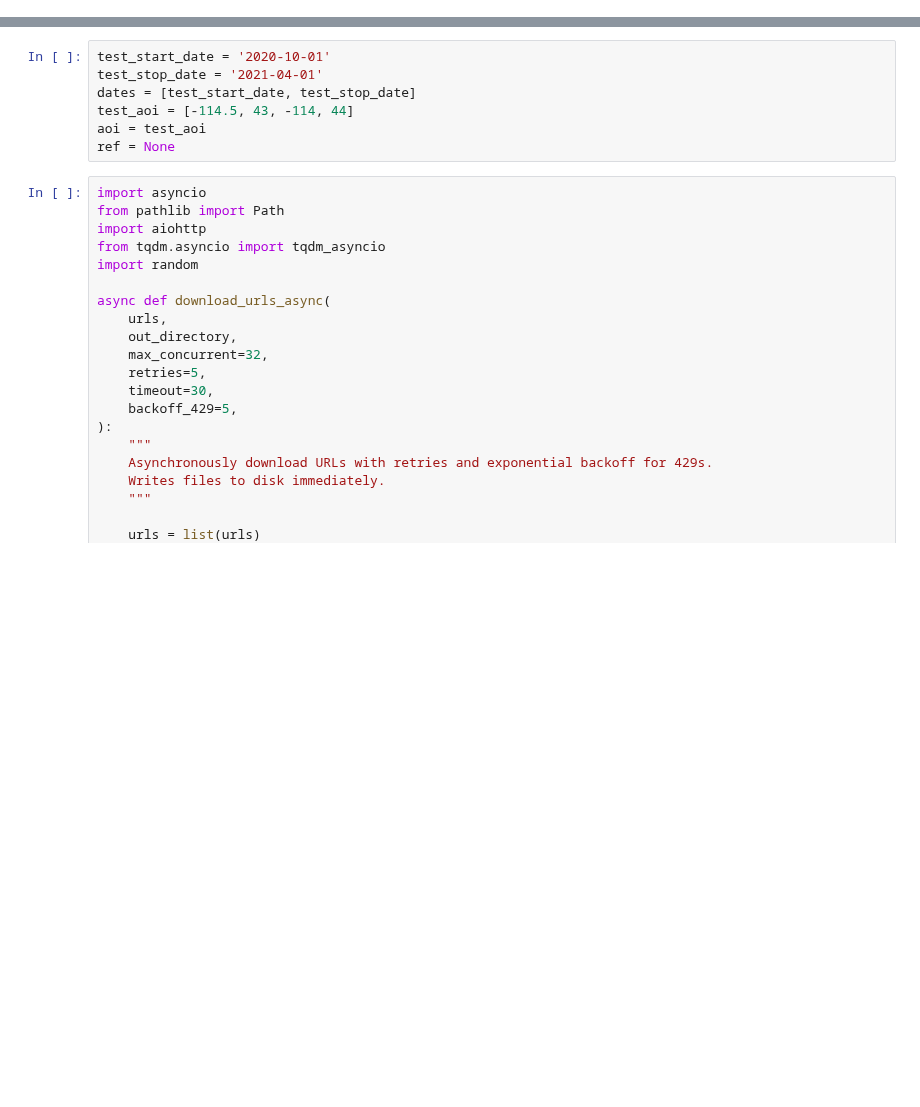
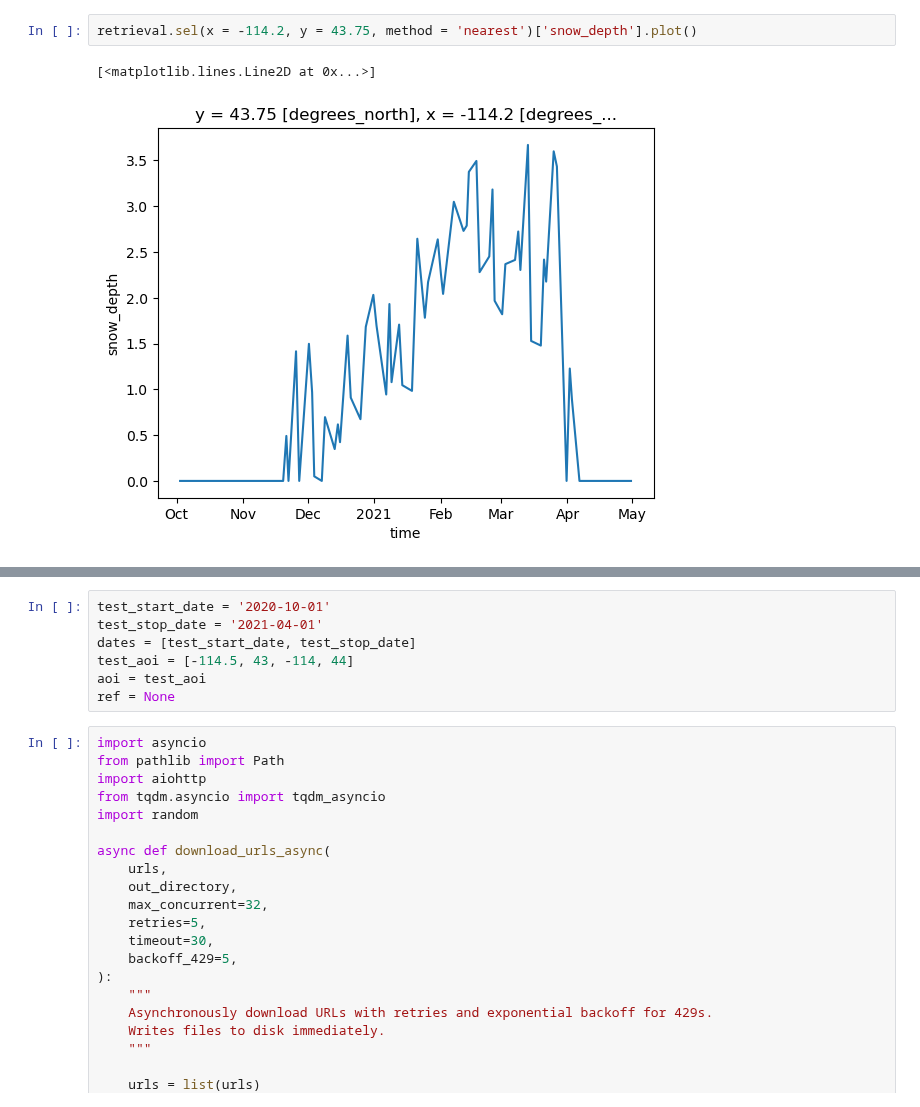
Before and after one commit to SnowEx/spicy-snow, a Jupyter notebook: notebooks/test_pipeline.ipynb, the cells around one changed output, grey strips where cells are left out. Cells and saved outputs as stored; diff of their text form; blank space fills up the shorter version.

```diff
--- a/notebooks/test_pipeline.ipynb
+++ b/notebooks/test_pipeline.ipynb
@@ -21,0 +48,5 @@ retrieval = retrieve_snow_depth(test_aoi, [test_start_date, test_stop_date], wor
+# %%
+retrieval.sel(x = -114.2, y = 43.75, method = 'nearest')['snow_depth'].plot()
+# %% [output]
+[<matplotlib.lines.Line2D at 0x...>]
+[figure, added]
```
Also changed, not shown: parts of 8 cells of this notebook.
